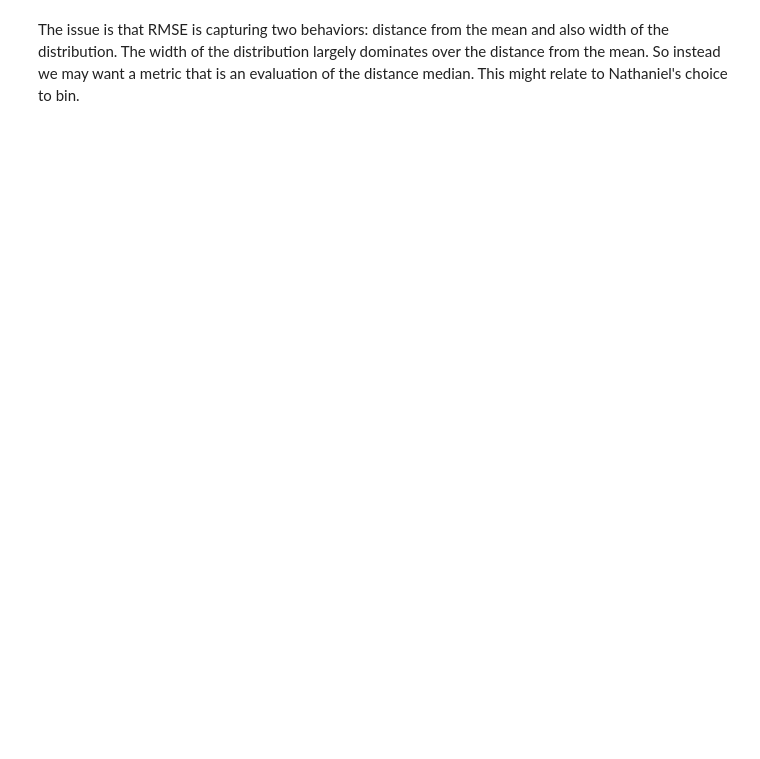
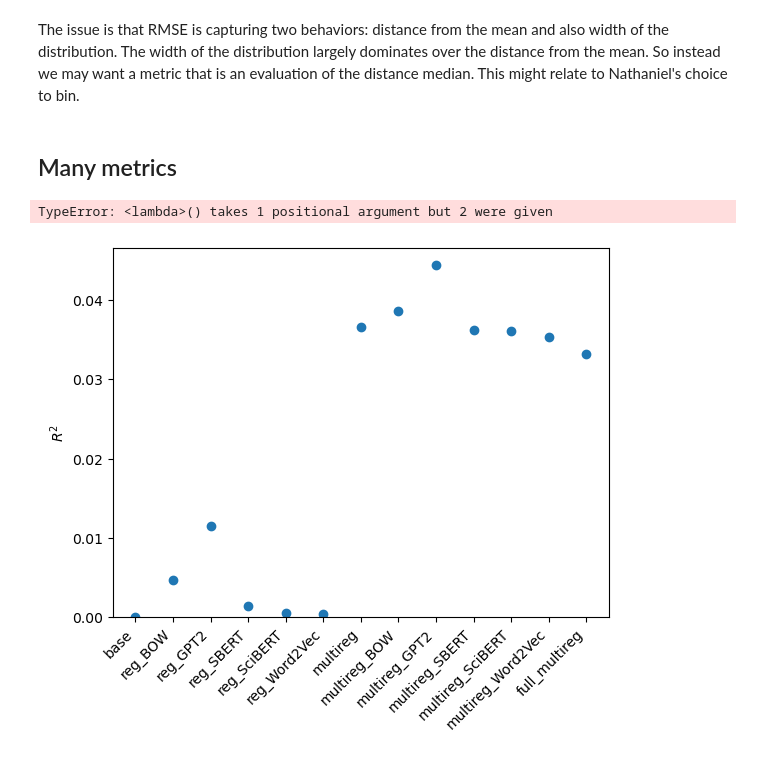
Before and after one commit to nathimel/citesim, a Jupyter notebook: src/notebooks/hierarchical_modeling.ipynb, the cells around one changed output. Saved outputs shown, nothing was run; the diff lists cells and outputs as text; code cells hidden in the pictures; blank space fills up the shorter version.

Commit message:
Added other regression metrics. Both r2 and d2 are informative enough for us to move on to more models.

```diff
--- a/src/notebooks/hierarchical_modeling.ipynb
+++ b/src/notebooks/hierarchical_modeling.ipynb
@@ -1031,3 +1010,42 @@ The issue is that RMSE is capturing two behaviors: distance from the mean and al
 The width of the distribution largely dominates over the distance from the mean.
 So instead we may want a metric that is an evaluation of the distance median.
 This might relate to Nathaniel's choice to bin.
+# %% [markdown]
+## Many metrics
+# %%
+metrics = {
+    r"$R^2$": sk_metrics.r2_score,
+    "1-MAE": lambda y_true, y_pred: 1 - sk_metrics.mean_absolute_error(y_true, y_pred),
+    "1-RMSE": lambda y_true, y_pred: 1 - sk_metrics.root_mean_squared_error(y_true, y_pred),
+    "1-MAPE": lambda y_true, y_pred: 1 - sk_metrics.mean_absolute_percentage_error(y_true, y_pred),
+    "1-MedAE": lambda y_true, y_pred: 1 - sk_metrics.median_absolute_error(y_true, y_pred),
+    "1-MPoiE":  lambda y_true, y_pred: 1 - sk_metrics.mean_poisson_deviance(y_true, y_pred),
+    "1-MGamE":  lambda y_true, y_pred: 1 - sk_metrics.mean_gamma_deviance(y_true, y_pred),
+    "1-MPinL":  lambda y_true, y_pred: 1 - sk_metrics.mean_pinball_loss(y_true, y_pred),
+    r"$D^2_{tw}$": sk_metrics.d2_tweedie_score,
+    r"$D^2_{pin}$": sk_metrics.d2_pinball_score,
+    r"$D^2_{abs}$": sk_metrics.d2_absolute_error_score,
+}
+# %%
+for metric_label, metric_fn in metrics.items():
+
+    metric = y_pred.apply(lambda x: metric_fn(df_test["log_cpy"], x))
+
+    # Plot
+    fig = plt.figure()
+    ax = plt.gca()
+
+    x = np.arange(len(results))
+    ax.scatter(
+        x,
+        metric,
+    )
+
+    ax.set_xticks(x)
+    ax.set_xticklabels(results.index, rotation=45, ha="right")
+    ax.set_ylabel(metric_label)
+
+    ax.set_ylim(0, ax.get_ylim()[1])
+# %% [output]
+TypeError: <lambda>() takes 1 positional argument but 2 were given
+[figure, added]
```
Also changed, not shown: parts of 14 cells of this notebook.
